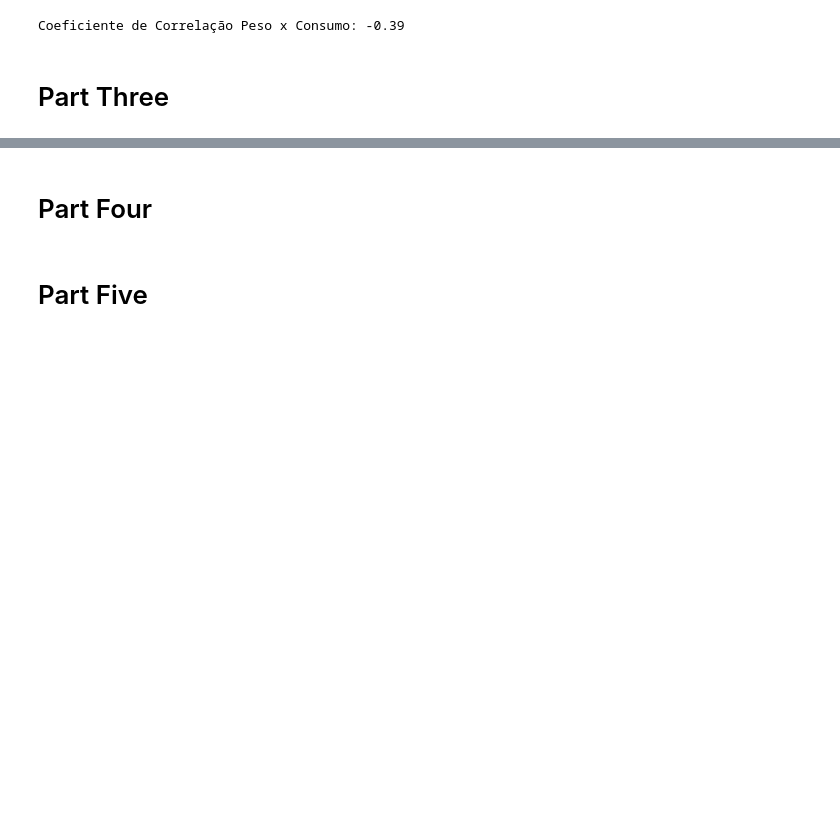
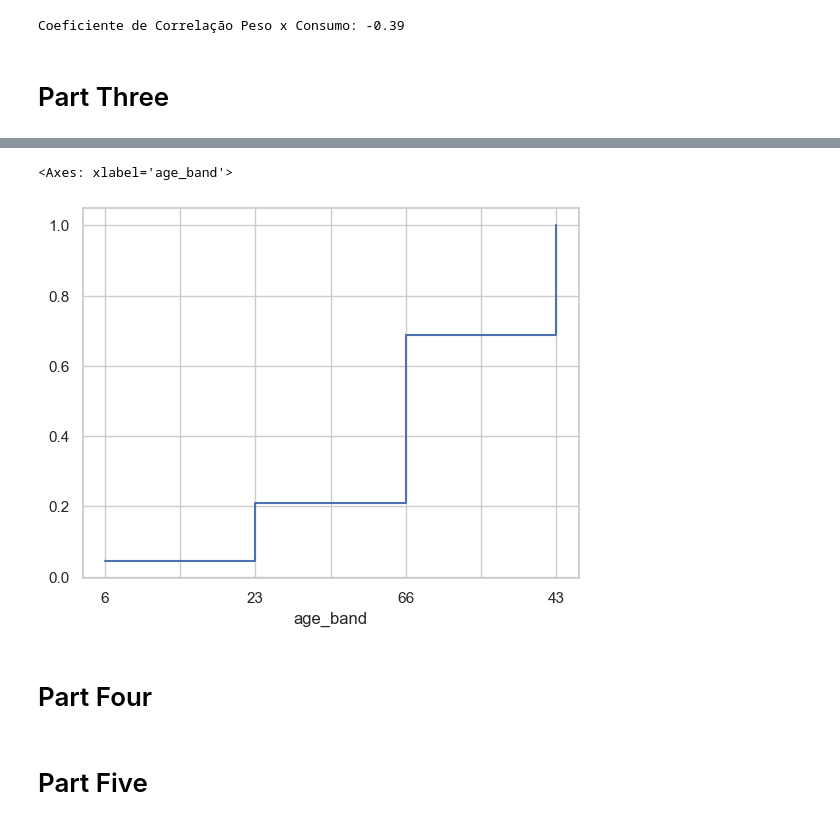
Before and after one commit to KevBoyz/heart-disease-analysis, a Jupyter notebook: all_stuff.ipynb, the cells around one changed output, grey strips where cells are left out. Cells and saved outputs as stored; diff of their text form; code cells hidden in the pictures; blank space fills up the shorter version.

```diff
--- a/all_stuff.ipynb
+++ b/all_stuff.ipynb
@@ -197,3 +279,8 @@ Coeficiente de Correlação Peso x Consumo: -0.39
+# %%
+cdf.plot(drawstyle='steps-post')
+# %% [output]
+<Axes: xlabel='age_band'>
+[figure, added]
 # %% [markdown]
 # Part Four
 # %% [markdown]
```
Also changed, not shown: parts of 8 cells of this notebook.
